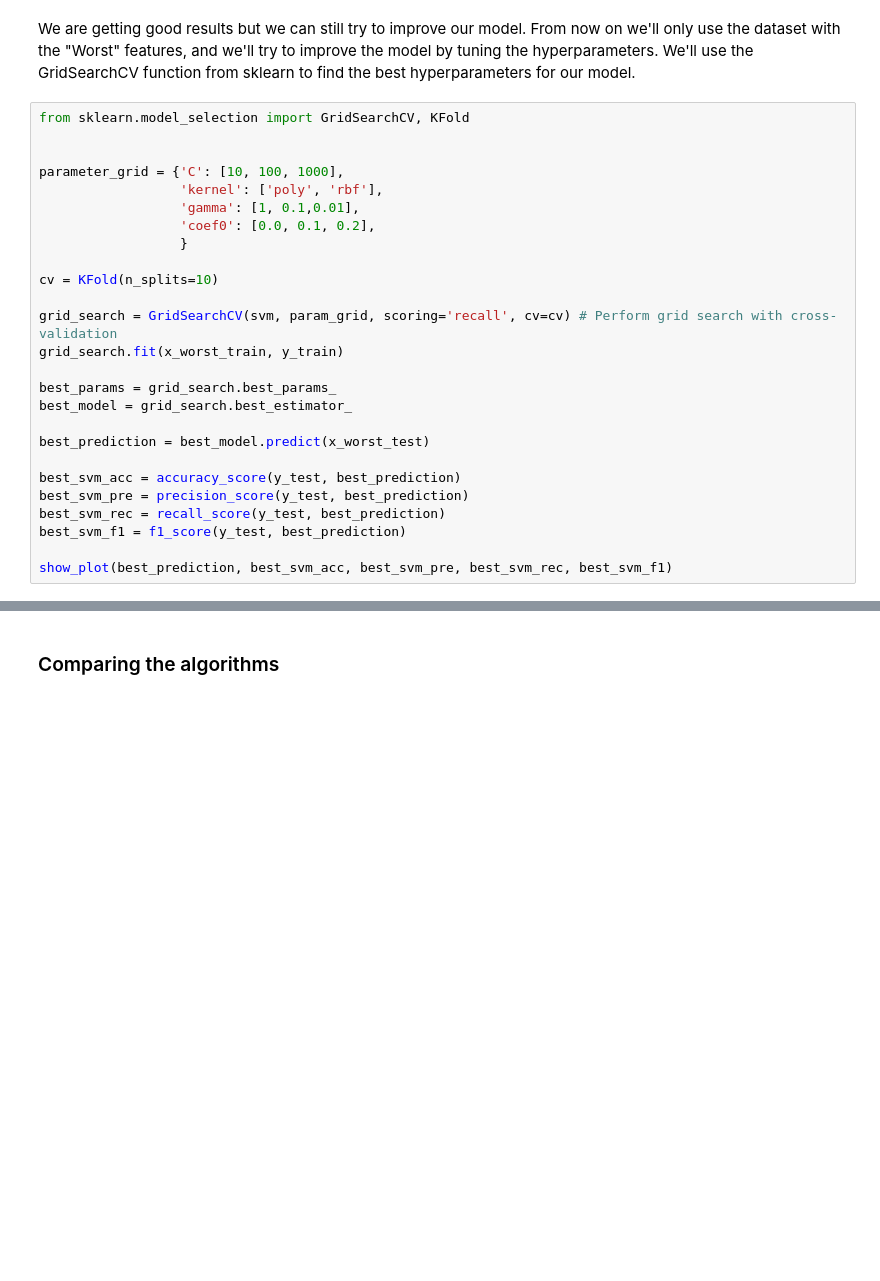
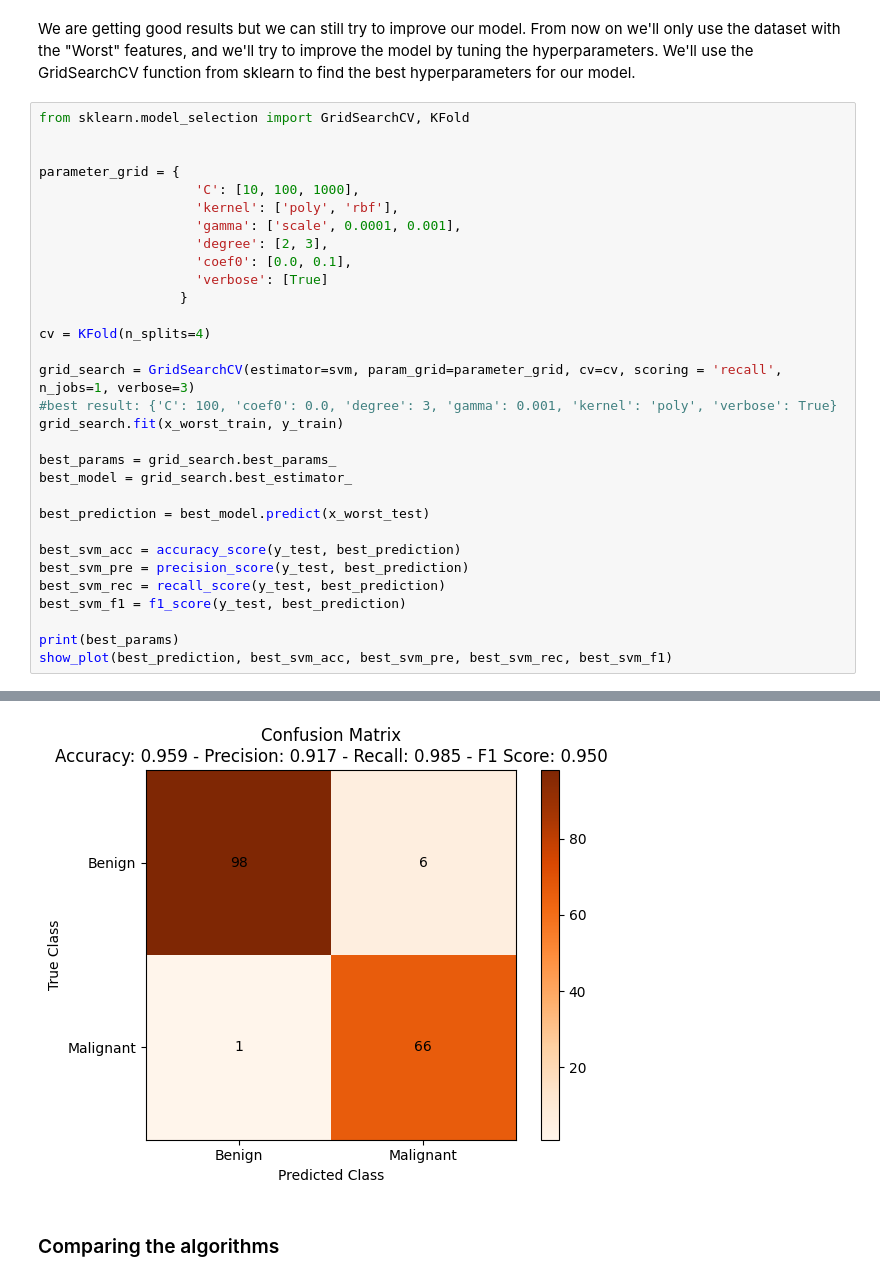
Before and after one commit to yoxerao/IA-proj2-FEUP, a Jupyter notebook: src/IART_proj2.ipynb, the cells around one changed output, grey strips where cells are left out. Saved outputs shown, nothing was run; the diff lists cells and outputs as text; blank space fills up the shorter version.

```diff
--- a/src/IART_proj2.ipynb
+++ b/src/IART_proj2.ipynb
@@ -746,15 +746,19 @@ We are getting good results but we can still try to improve our model. From now
 from sklearn.model_selection import GridSearchCV, KFold
 
 
-parameter_grid = {'C': [10, 100, 1000],
-                  'kernel': ['poly', 'rbf'],
-                  'gamma': [1, 0.1,0.01],
-                  'coef0': [0.0, 0.1, 0.2],
+parameter_grid = {
+                    'C': [10, 100, 1000],
+                    'kernel': ['poly', 'rbf'],
+                    'gamma': ['scale', 0.0001, 0.001],
+                    'degree': [2, 3],
+                    'coef0': [0.0, 0.1],
+                    'verbose': [True]
                   }
 
-cv = KFold(n_splits=10)
+cv = KFold(n_splits=4)
 
-grid_search = GridSearchCV(svm, param_grid, scoring='recall', cv=cv) # Perform grid search with cross-validation
+grid_search = GridSearchCV(estimator=svm, param_grid=parameter_grid, cv=cv, scoring = 'recall', n_jobs=1, verbose=3)
+#best result: {'C': 100, 'coef0': 0.0, 'degree': 3, 'gamma': 0.001, 'kernel': 'poly', 'verbose': True}
 grid_search.fit(x_worst_train, y_train)
 
 best_params = grid_search.best_params_
@@ -767,5 +771,6 @@ best_svm_pre = precision_score(y_test, best_prediction)
 best_svm_rec = recall_score(y_test, best_prediction)
 best_svm_f1 = f1_score(y_test, best_prediction)
 
+print(best_params)
 show_plot(best_prediction, best_svm_acc, best_svm_pre, best_svm_rec, best_svm_f1)
 # %% [output]
@@ -773,3 +794,4 @@ ValueError: Invalid parameter 'ccp_alpha' for estimator SVC(). Valid parameters
+[figure, added]
 # %% [markdown]
 ### Comparing the algorithms
 # %%
```
Also changed, not shown: parts of 27 cells of this notebook.
